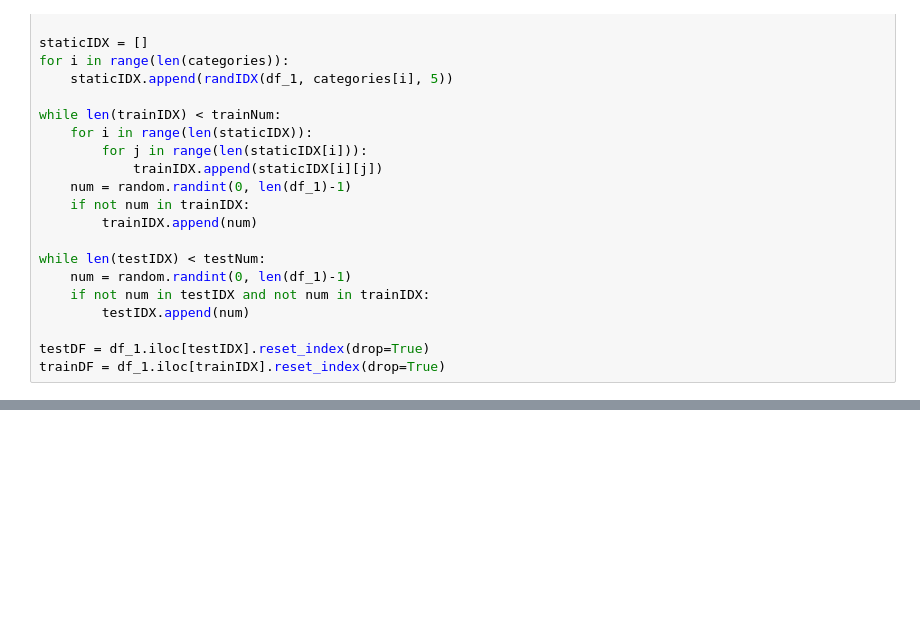
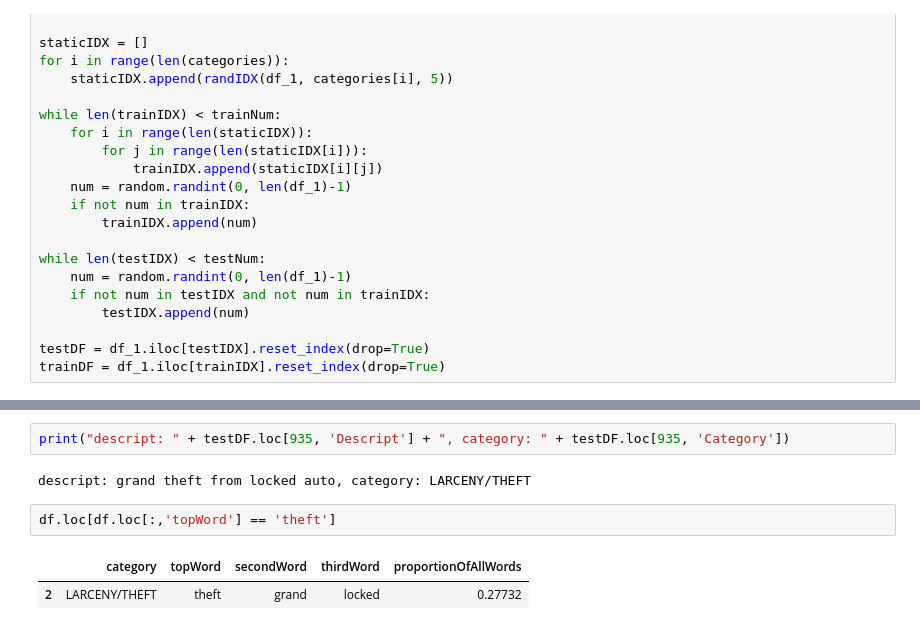
Before and after one commit to ZachMajernik/DataScience2, a Jupyter notebook: Predict/CategoricalOutput.ipynb, the cells around one changed output, grey strips where cells are left out. Cells and saved outputs as stored; diff of their text form; blank space fills up the shorter version.

```diff
--- a/Predict/CategoricalOutput.ipynb
+++ b/Predict/CategoricalOutput.ipynb
@@ -195,0 +266,9 @@ len(df['topWord'].unique())
+# %%
+print("descript: " + testDF.loc[935, 'Descript'] + ", category: " + testDF.loc[935, 'Category'])
+# %% [output]
+descript: grand theft from locked auto, category: LARCENY/THEFT
+# %%
+df.loc[df.loc[:,'topWord'] == 'theft']
+# %% [output]
+|  | category | topWord | secondWord | thirdWord | proportionOfAllWords |
+| 2 | LARCENY/THEFT | theft | grand | locked | 0.27732 |
```
Also changed, not shown: parts of 9 cells of this notebook.
